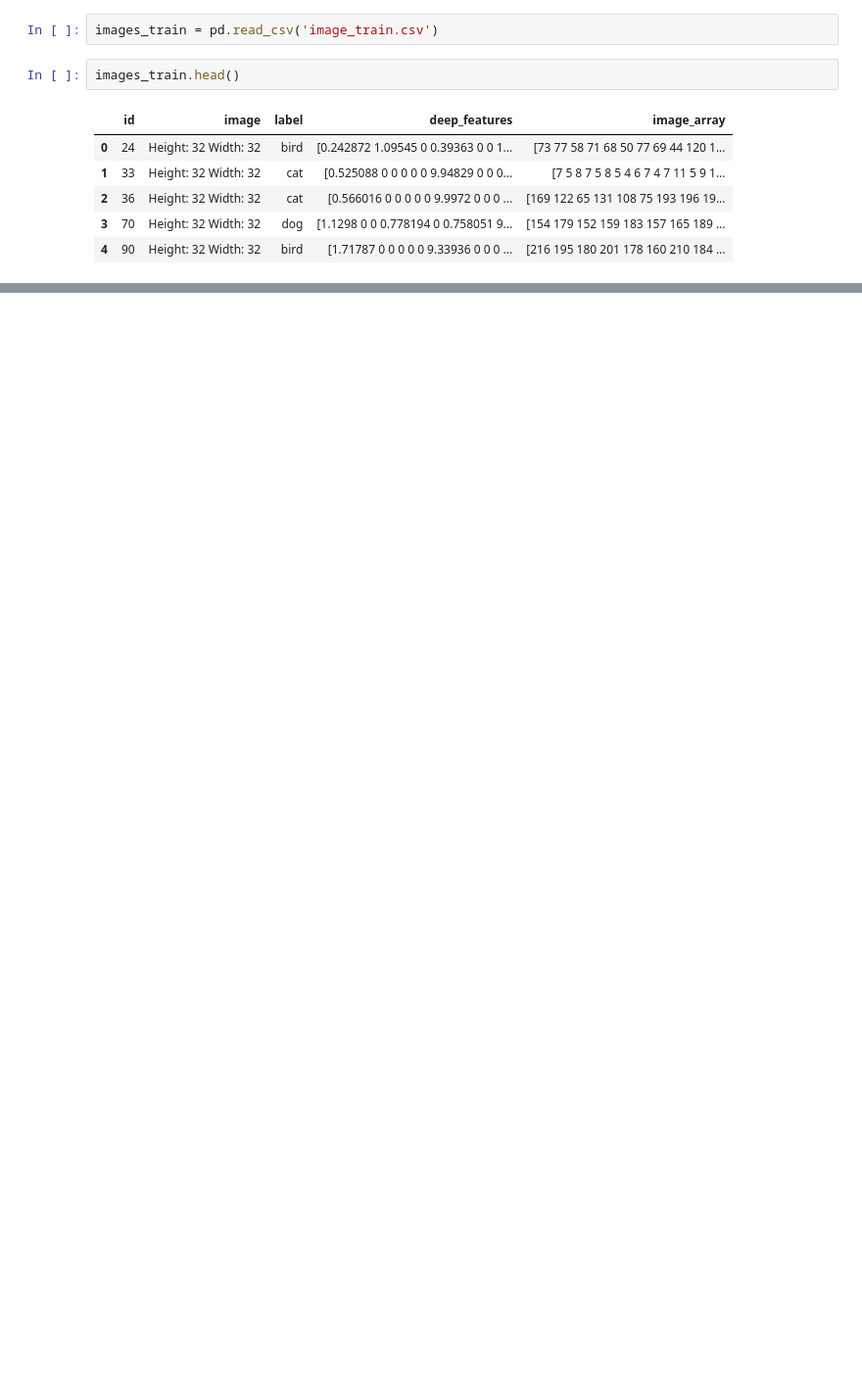
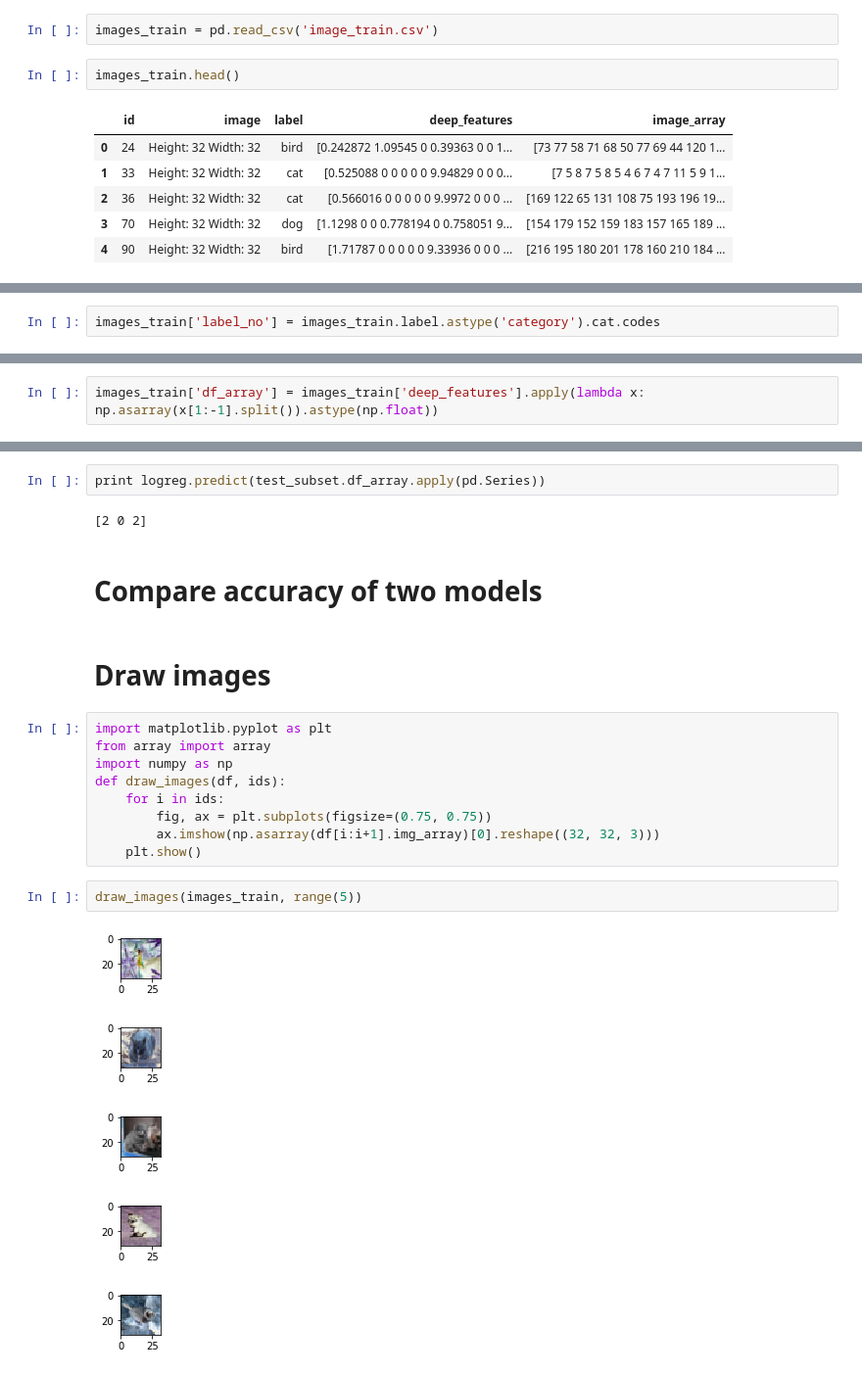
Before and after one commit to sameermahajan/MLWorkshop, a Jupyter notebook: 5. Deep Learning/Image+Recognition.ipynb, the cells around one changed output, grey strips where cells are left out. Shown at 98% size. Saved outputs shown, nothing was run; the diff lists cells and outputs as text; blank space fills up the shorter version.

Commit message:
update Deep Learning ipython notebook

```diff
--- a/5. Deep Learning/Image+Recognition.ipynb
+++ b/5. Deep Learning/Image+Recognition.ipynb
@@ -59,0 +44,2 @@ images_train.img_array.apply(pd.Series)
+# %%
+images_train['label_no'] = images_train.label.astype('category').cat.codes
@@ -59,0 +98,2 @@ images_train.img_array.apply(pd.Series)
+# %%
+images_train['df_array'] = images_train['deep_features'].apply(lambda x: np.asarray(x[1:-1].split()).astype(np.float))
@@ -59,0 +128,25 @@ images_train.img_array.apply(pd.Series)
+# %%
+print logreg.predict(test_subset.df_array.apply(pd.Series))
+# %% [output]
+[2 0 2]
+# %% [markdown]
+# Compare accuracy of two models
+# %% [markdown]
+# Draw images
+# %%
+import matplotlib.pyplot as plt
+from array import array
+import numpy as np
+def draw_images(df, ids):
+    for i in ids:
+        fig, ax = plt.subplots(figsize=(0.75, 0.75))
+        ax.imshow(np.asarray(df[i:i+1].img_array)[0].reshape((32, 32, 3)))
+    plt.show()
+# %%
+draw_images(images_train, range(5))
+# %% [output]
+[figure, added]
+[figure, added]
+[figure, added]
+[figure, added]
+[figure, added]
```
Also changed, not shown: parts of 29 cells of this notebook.
